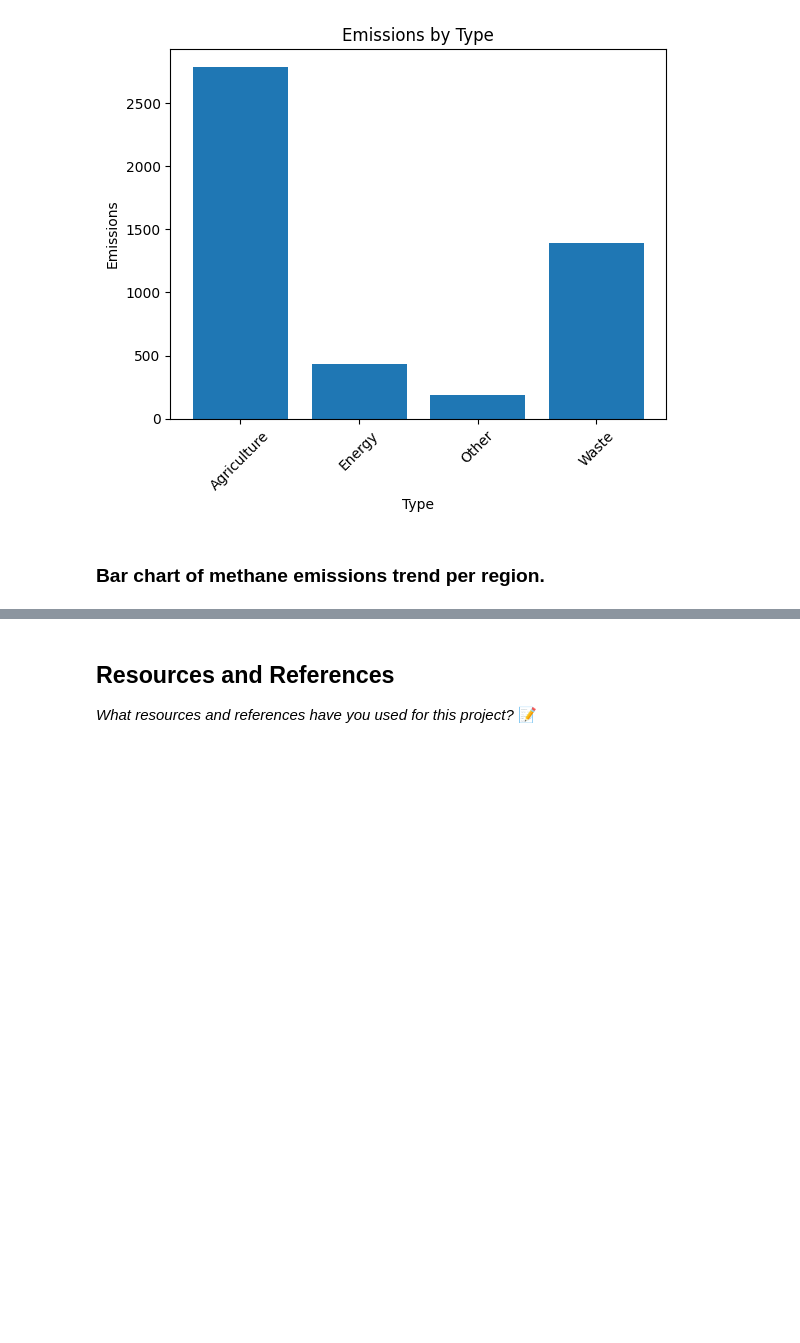
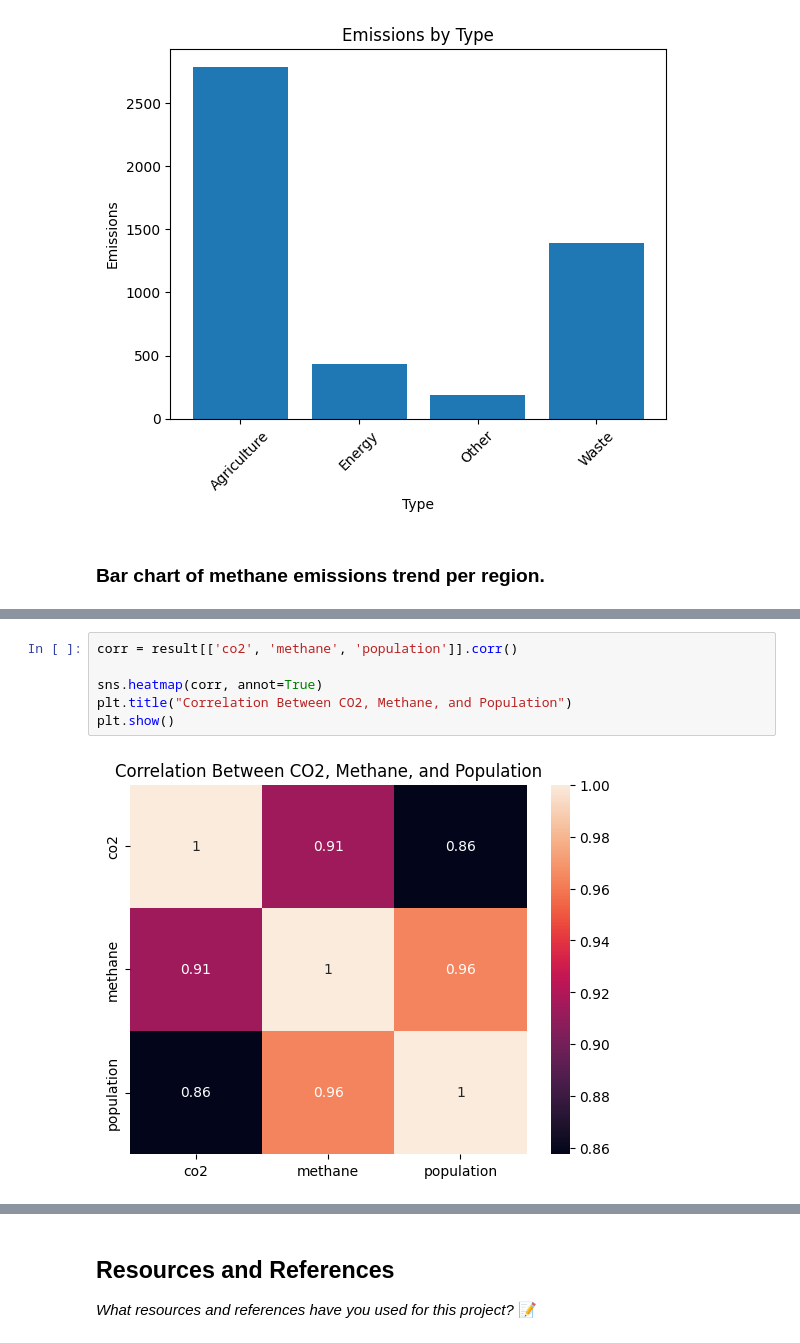
Before and after one commit to IT4063C-Spring26/final-project-proddasr, a Jupyter notebook: source.ipynb, the cells around one changed output, grey strips where cells are left out. Cells and saved outputs as stored; diff of their text form; blank space fills up the shorter version.

```diff
--- a/source.ipynb
+++ b/source.ipynb
@@ -313,0 +547,8 @@ plt.show()
+# %%
+corr = result[['co2', 'methane', 'population']].corr()
+
+sns.heatmap(corr, annot=True)
+plt.title("Correlation Between CO2, Methane, and Population")
+plt.show()
+# %% [output]
+[figure, added]
```
Also changed, not shown: parts of 61 cells of this notebook, 1 other file.
